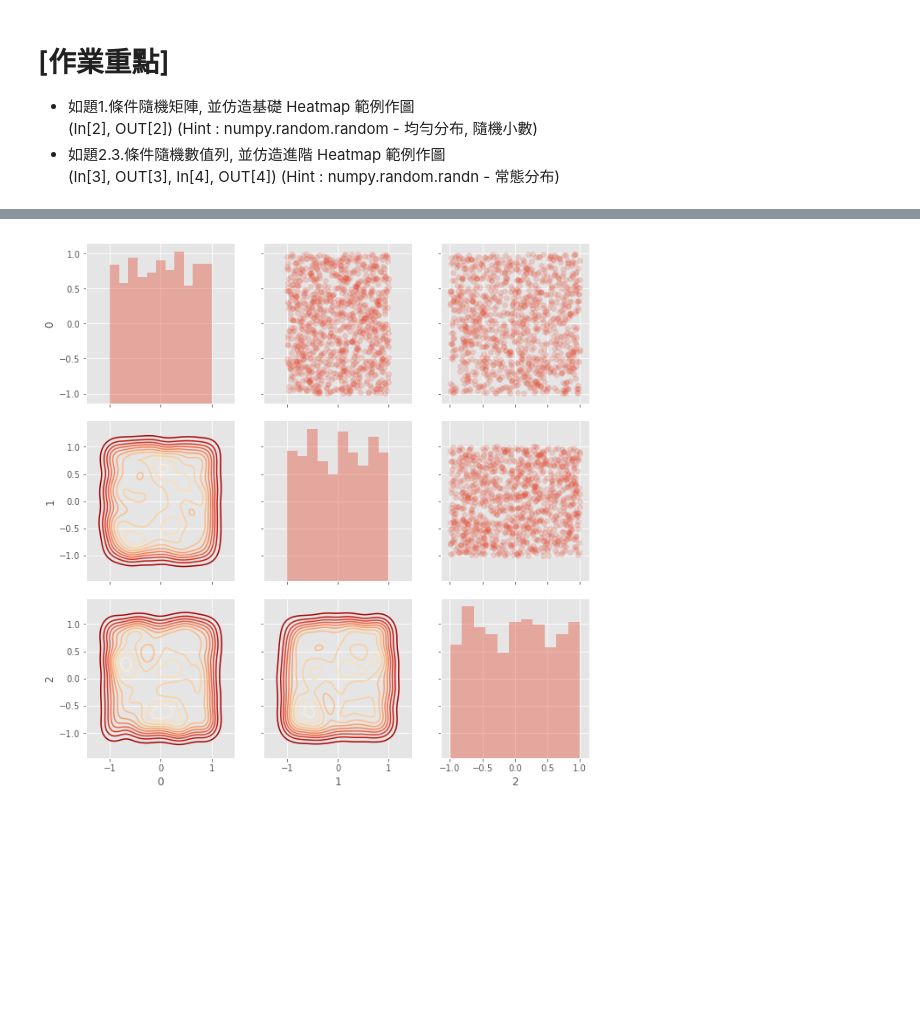
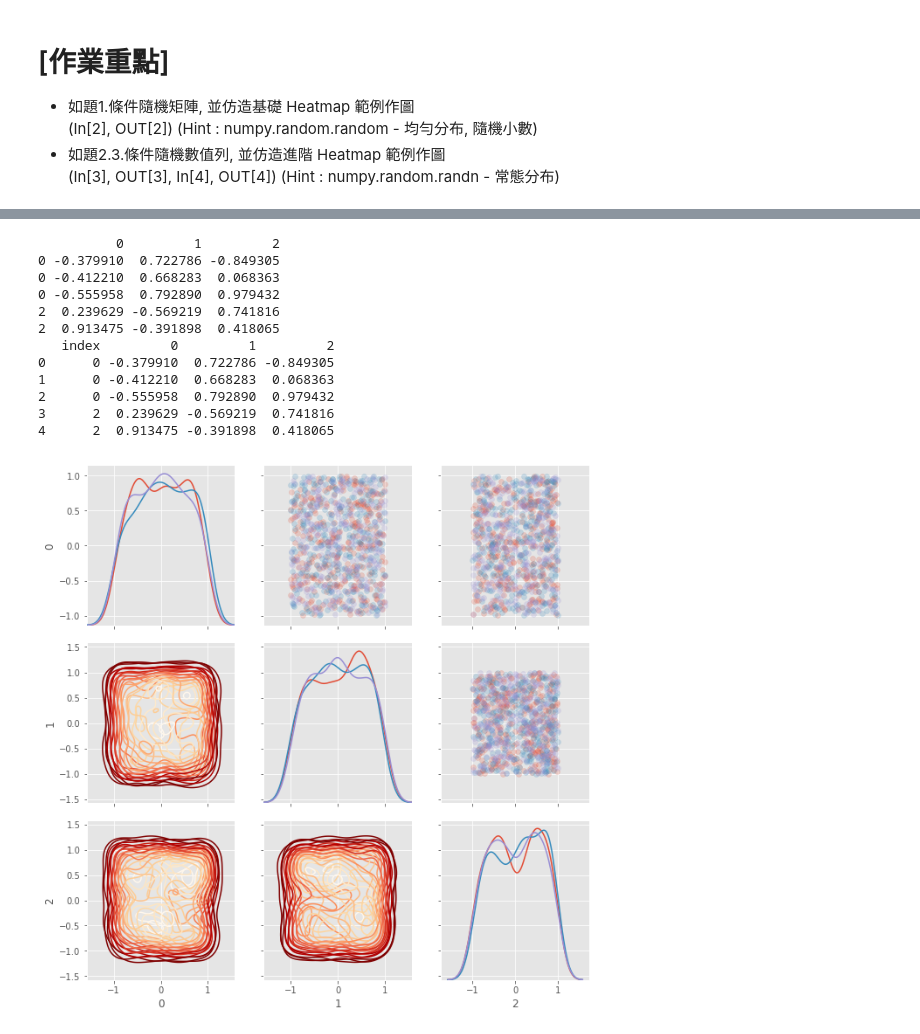
Before and after one commit to Julian-Chu/2nd-ML100Days, a Jupyter notebook: Day_015_HW.ipynb, the cells around one changed output, grey strips where cells are left out. Drawn from its saved outputs; the diff is of its cells as text; code cells hidden in the pictures; blank space fills up the shorter version.

```diff
--- a/Day_015_HW.ipynb
+++ b/Day_015_HW.ipynb
@@ -39,25 +39,39 @@ plt.show()
 # %%
 nrow = 1000
 ncol = 3
 """
 Your Code Here
 """
 matrix = -1 + 2*np.random.random((1000,3))
 
 # 隨機給予 0, 1, 2 三種標籤
 indice = np.random.choice([0,1,2], size=nrow)
-plot_data = pd.DataFrame(matrix, indice)
+plot_data = pd.DataFrame(matrix, indice).reset_index()
 
 # 繪製 seborn 進階 Heatmap
-grid = sns.PairGrid(data = plot_data, size = 3, diag_sharey=False)
+grid = sns.PairGrid(data = plot_data, size = 3, diag_sharey=False,
+                   hue = 'index', vars = [x for x in list(plot_data.columns) if x != 'index'])
 
 grid.map_upper(plt.scatter , alpha = 0.2)
-grid.map_diag(sns.distplot, kde=False)
+# grid.map_diag(sns.distplot, kde=True)
+grid.map_diag(sns.kdeplot)
 grid.map_lower(sns.kdeplot, cmap = plt.cm.OrRd_r)
 
 plt.show()
 # %% [output]
+          0         1         2
+0 -0.379910  0.722786 -0.849305
+0 -0.412210  0.668283  0.068363
+0 -0.555958  0.792890  0.979432
+2  0.239629 -0.569219  0.741816
+2  0.913475 -0.391898  0.418065
+   index         0         1         2
+0      0 -0.379910  0.722786 -0.849305
+1      0 -0.412210  0.668283  0.068363
+2      0 -0.555958  0.792890  0.979432
+3      2  0.239629 -0.569219  0.741816
+4      2  0.913475 -0.391898  0.418065
-[figure, old version]
+[figure, new version]
 # %%
 nrow = 1000
 ncol = 3
```
Also changed, not shown: parts of 2 cells of this notebook, 7 other files.
